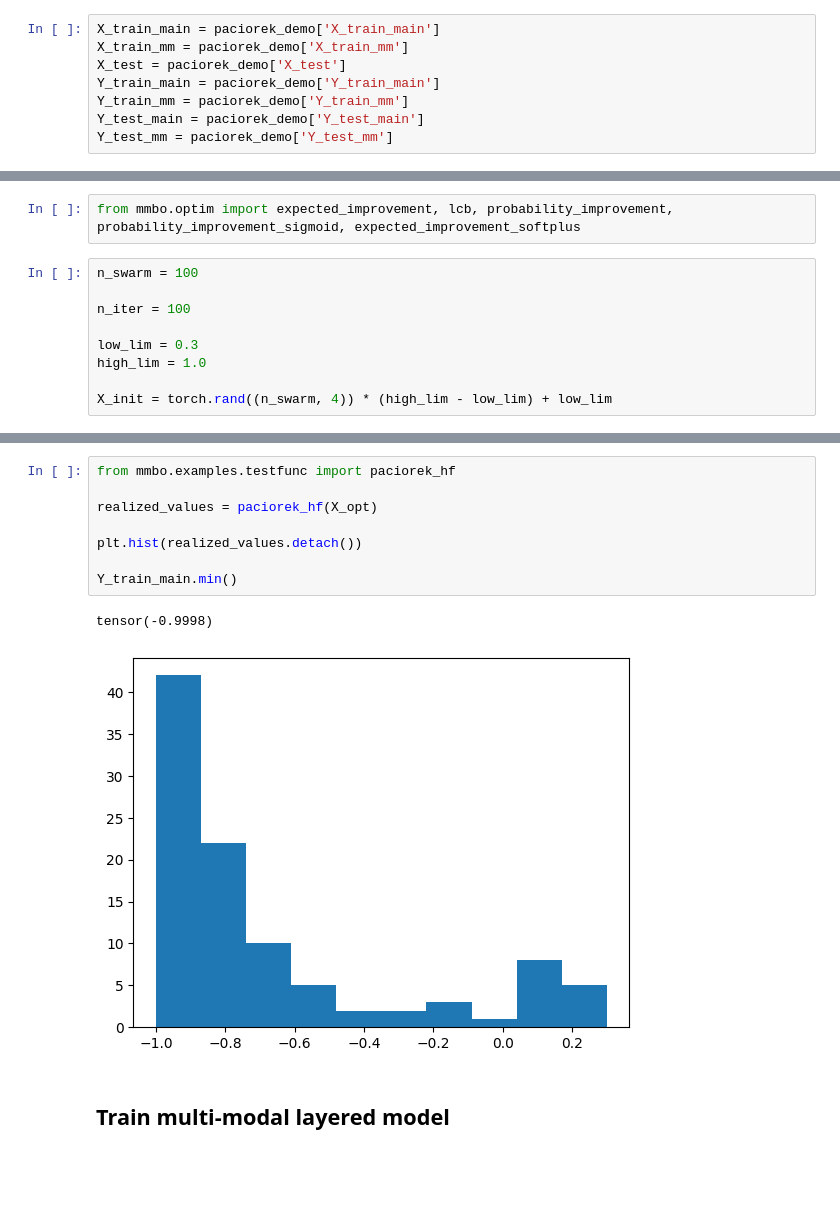
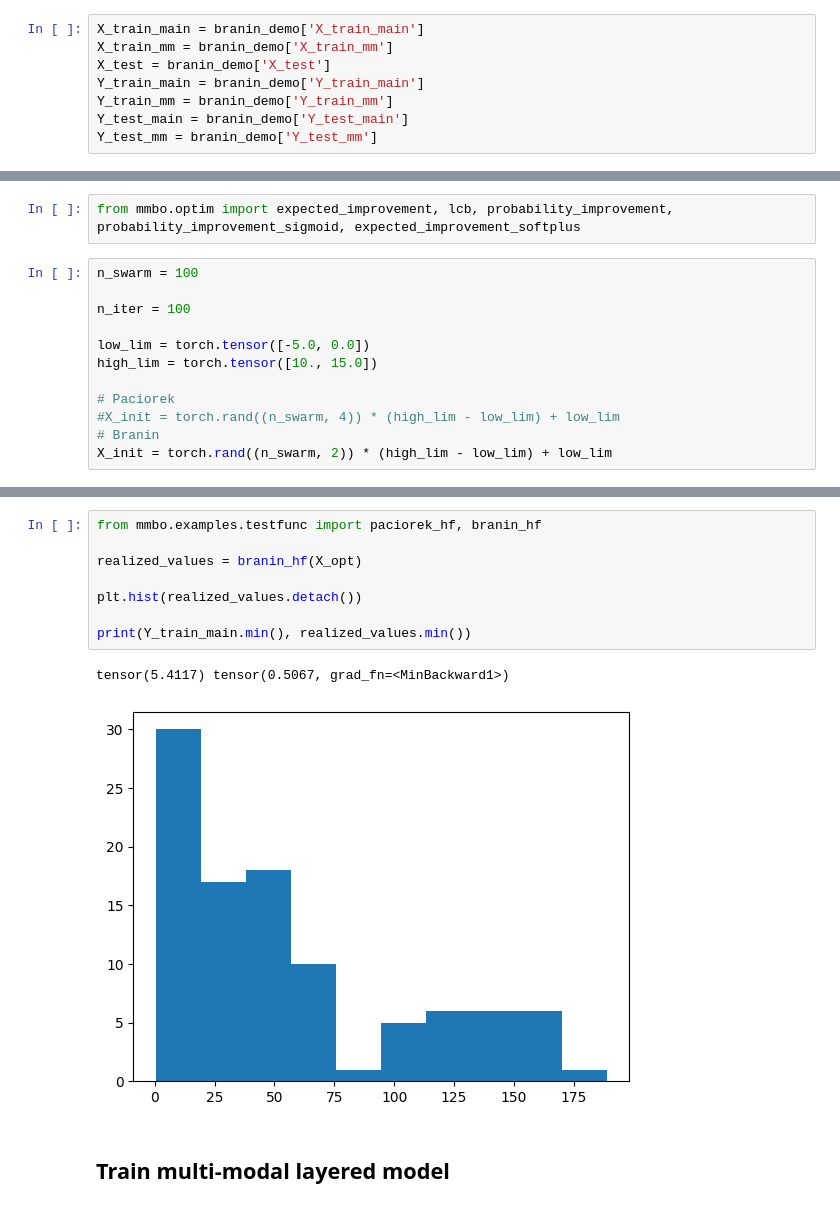
Before and after one commit to NatLabRockies/mmbo, a Jupyter notebook: notebooks/optim-test.ipynb, the cells around one changed output, grey strips where cells are left out. Drawn from its saved outputs; the diff is of its cells as text; blank space fills up the shorter version.

```diff
--- a/notebooks/optim-test.ipynb
+++ b/notebooks/optim-test.ipynb
@@ -12,13 +12,13 @@ from mmbo.training import do_svi
 # %% [markdown]
 ## Get training data
 # %%
-X_train_main = paciorek_demo['X_train_main']
-X_train_mm = paciorek_demo['X_train_mm']
-X_test = paciorek_demo['X_test']
-Y_train_main = paciorek_demo['Y_train_main']
-Y_train_mm = paciorek_demo['Y_train_mm']
-Y_test_main = paciorek_demo['Y_test_main']
-Y_test_mm = paciorek_demo['Y_test_mm']
+X_train_main = branin_demo['X_train_main']
+X_train_mm = branin_demo['X_train_mm']
+X_test = branin_demo['X_test']
+Y_train_main = branin_demo['Y_train_main']
+Y_train_mm = branin_demo['Y_train_mm']
+Y_test_main = branin_demo['Y_test_main']
+Y_test_mm = branin_demo['Y_test_mm']
 # %% [markdown]
 ## Train uni-modal model
 # %%
@@ -64,10 +63,13 @@ n_swarm = 100
 
 n_iter = 100
 
-low_lim = 0.3
-high_lim = 1.0
+low_lim = torch.tensor([-5.0, 0.0])
+high_lim = torch.tensor([10., 15.0])
 
-X_init = torch.rand((n_swarm, 4)) * (high_lim - low_lim) + low_lim
+# Paciorek
+#X_init = torch.rand((n_swarm, 4)) * (high_lim - low_lim) + low_lim
+# Branin
+X_init = torch.rand((n_swarm, 2)) * (high_lim - low_lim) + low_lim
 # %%
 
 
@@ -118,14 +120,14 @@ plt.hist(ei.detach())
 # %%
-from mmbo.examples.testfunc import paciorek_hf
+from mmbo.examples.testfunc import paciorek_hf, branin_hf
 
-realized_values = paciorek_hf(X_opt)
+realized_values = branin_hf(X_opt)
 
 plt.hist(realized_values.detach())
 
-Y_train_main.min()
+print(Y_train_main.min(), realized_values.min())
 # %% [output]
-tensor(-0.9998)
+tensor(5.4117) tensor(0.5067, grad_fn=<MinBackward1>)
-[figure, old version]
+[figure, new version]
 # %% [markdown]
 ## Train multi-modal layered model
 # %%
```
Also changed, not shown: parts of 18 cells of this notebook.
